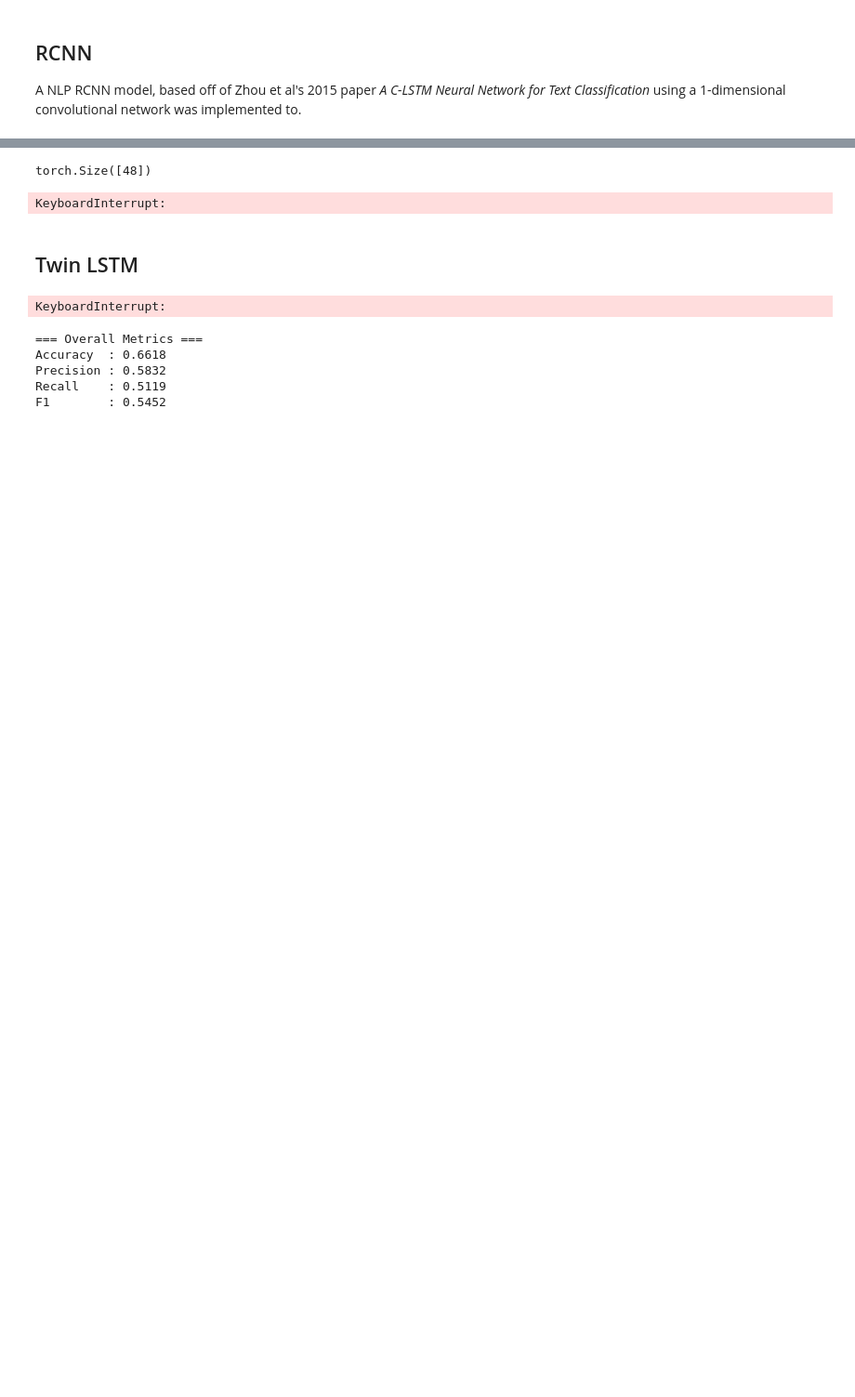
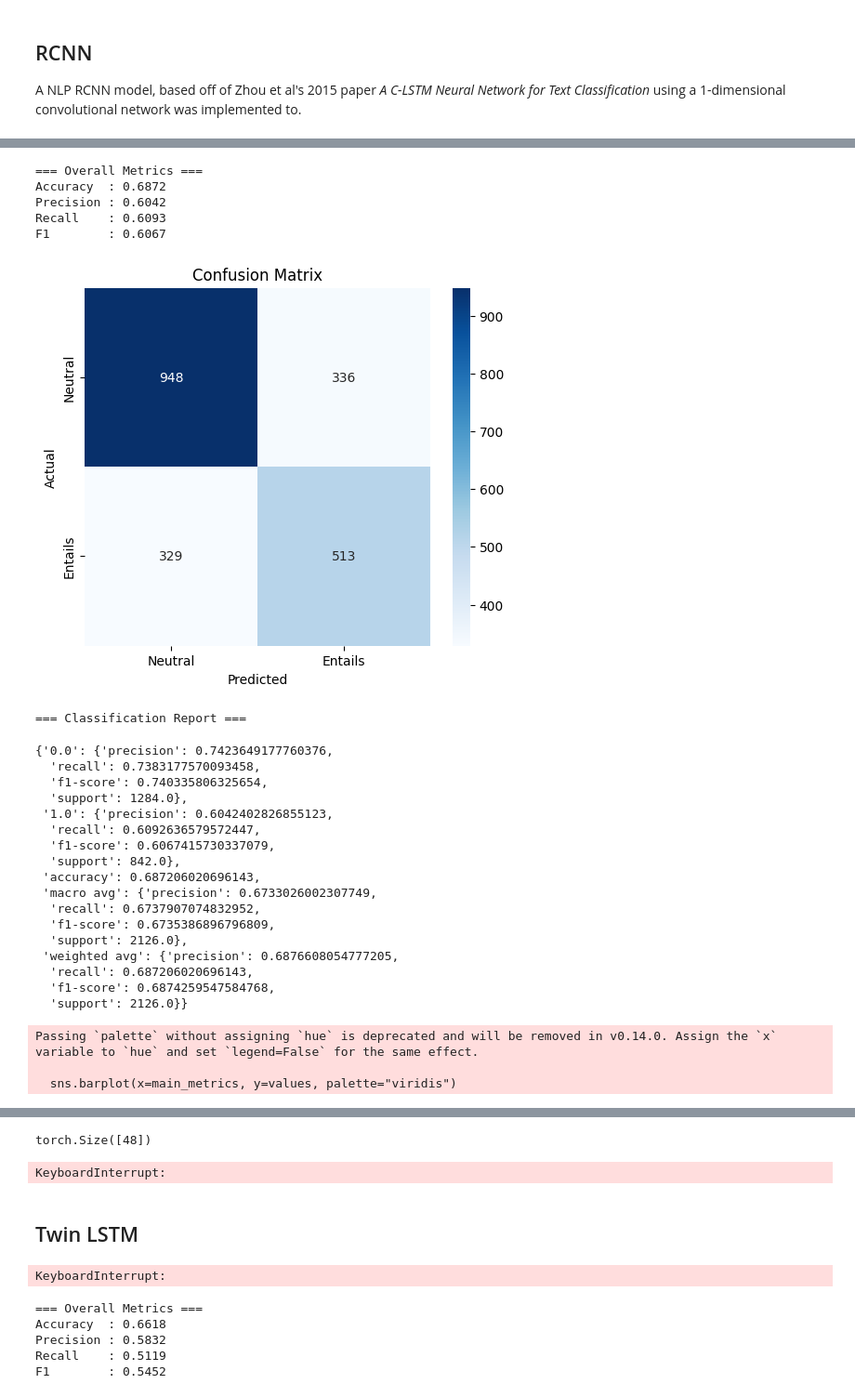
Before and after one commit to Martin-EvansUWA/Natural-Language-Processing, a Jupyter notebook: CITS4012_YourGroupID.ipynb, the cells around one changed output, grey strips where cells are left out. Shown: that part at 93% size. Saved outputs shown, nothing was run; the diff lists cells and outputs as text; code cells hidden in the pictures; blank space fills up the shorter version.

```diff
--- a/CITS4012_YourGroupID.ipynb
+++ b/CITS4012_YourGroupID.ipynb
@@ -478,12 +478,12 @@ class nliDataset(Dataset):
         "p_embed": p_embed,
         "h_embed": h_embed,
         "label": label,
-        "premise_postag": premise_postag,
-        "hypothesis_postag": hypothesis_postag,
-        "premise_segments": torch.tensor(p_seg, dtype=torch.long),
-        "hypothesis_segments": torch.tensor(h_seg, dtype=torch.long),
-        "premise_ids": p_ids,
-        "hypothesis_ids": h_ids
+        "p_postag": premise_postag,
+        "h_postag": hypothesis_postag,
+        "p_segments": torch.tensor(p_seg, dtype=torch.long),
+        "h_segments": torch.tensor(h_seg, dtype=torch.long),
+        "p_ids": p_ids,
+        "h_ids": h_ids
     }
 
     return sample
@@ -513,14 +502,14 @@ def collate_fn(batch):
     p_embeds = [item["p_embed"] for item in batch]
     h_embeds = [item["h_embed"] for item in batch]
 
-    p_postag_idx = [item["premise_postag"] for item in batch]
-    h_postag_idx = [item["hypothesis_postag"] for item in batch]
+    p_postag_idx = [item["p_postag"] for item in batch]
+    h_postag_idx = [item["h_postag"] for item in batch]
 
-    p_segments = [item["premise_segments"] for item in batch]
-    h_segments = [item["hypothesis_segments"] for item in batch]
+    p_segments = [item["p_segments"] for item in batch]
+    h_segments = [item["h_segments"] for item in batch]
 
-    p_ids = [item["premise_ids"] for item in batch]
-    h_ids = [item["hypothesis_ids"] for item in batch]
+    p_ids = [item["p_ids"] for item in batch]
+    h_ids = [item["h_ids"] for item in batch]
 
     labels = [item["label"] for item in batch]
 
@@ -604,8 +593,10 @@ class Task():
 
     self.train_df = train_df
     self.val_df = val_df
+    self.test_df = test_df
     self.optimizer = optimizer
     self.loss_fn = loss_fn
+    self.batch_size = batch_size
 
     self.forward = forward_func if forward_func is not None else model.forward
     self.save_path = save_path
@@ -1093,0 +1228,31 @@ A NLP RCNN model, based off of Zhou et al's 2015 paper *A C-LSTM Neural Network
+# %%
+m = cnn_task.evaluate()
+cnn_task.visualize_metrics(m)
+# %% [output]
+=== Overall Metrics ===
+Accuracy  : 0.6872
+Precision : 0.6042
+Recall    : 0.6093
+F1        : 0.6067
+[figure, added]
+=== Classification Report ===
+{'0.0': {'precision': 0.7423649177760376,
+  'recall': 0.7383177570093458,
+  'f1-score': 0.740335806325654,
+  'support': 1284.0},
+ '1.0': {'precision': 0.6042402826855123,
+  'recall': 0.6092636579572447,
+  'f1-score': 0.6067415730337079,
+  'support': 842.0},
+ 'accuracy': 0.687206020696143,
+ 'macro avg': {'precision': 0.6733026002307749,
+  'recall': 0.6737907074832952,
+  'f1-score': 0.6735386896796809,
+  'support': 2126.0},
+ 'weighted avg': {'precision': 0.6876608054777205,
+  'recall': 0.687206020696143,
+  'f1-score': 0.6874259547584768,
+  'support': 2126.0}}
+Passing `palette` without assigning `hue` is deprecated and will be removed in v0.14.0. Assign the `x` variable to `hue` and set `legend=False` for the same effect.
+
+  sns.barplot(x=main_metrics, y=values, palette="viridis")
```
Also changed, not shown: parts of 14 cells of this notebook, 2 other files.
